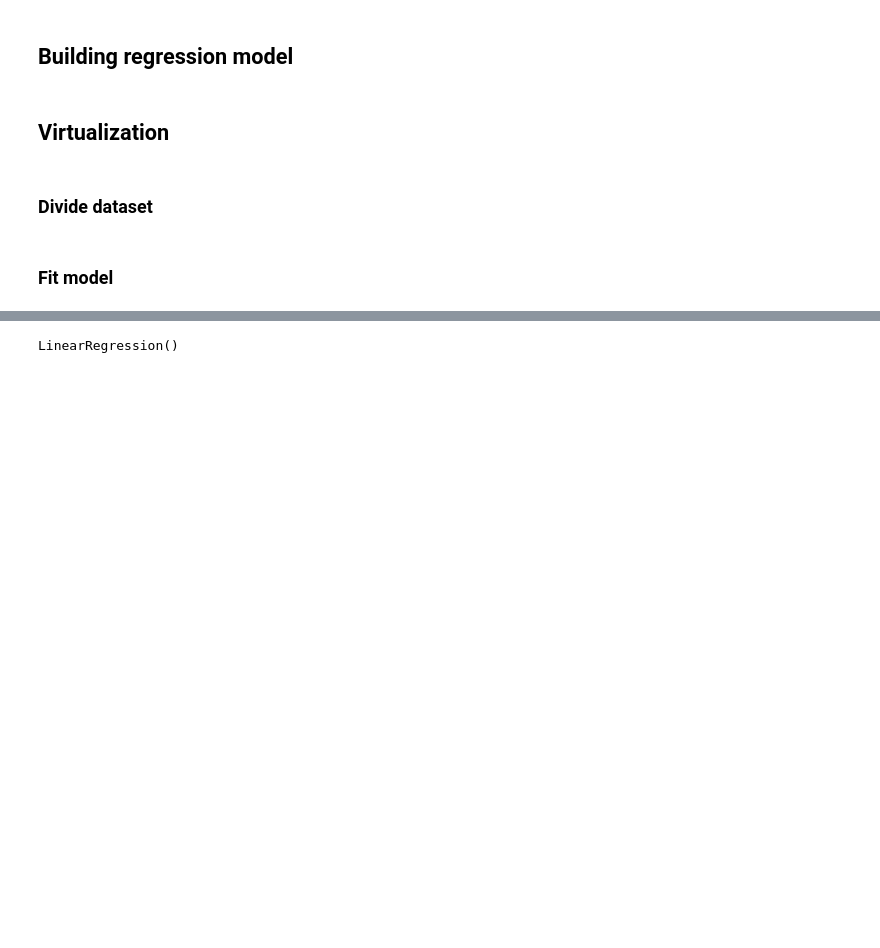
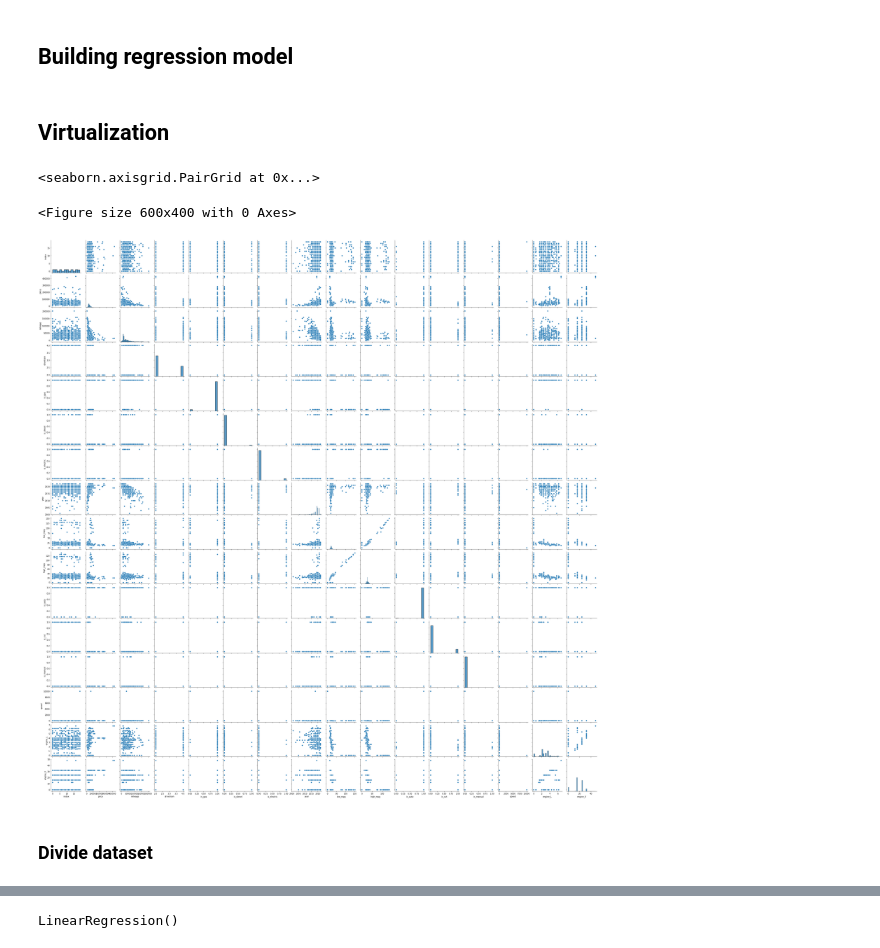
Before and after one commit to ImNotDarren/CarPricePrediction, a Jupyter notebook: car_price_prediction.ipynb, the cells around one changed output, grey strips where cells are left out. Drawn from its saved outputs; the diff is of its cells as text; code cells hidden in the pictures; blank space fills up the shorter version.

```diff
--- a/car_price_prediction.ipynb
+++ b/car_price_prediction.ipynb
@@ -208,4 +208,7 @@ df = df.drop(columns = drop_column_names, axis=1)
 # %%
-# sns.pairplot(df)
+plt.figure(dpi=100)
+sns.pairplot(df)
+# %% [output]
+<seaborn.axisgrid.PairGrid at 0x...>
+<Figure size 600x400 with 0 Axes>
+[figure, added]
-# %% [markdown]
-### Divide dataset
@@ -214,2 +215,2 @@ train_df, test_df = train_test_split(df, test_size=0.2)
-# %% [markdown]
-### Fit model
+# %% [markdown]
+### Divide dataset
```
Also changed, not shown: parts of 10 cells of this notebook.
